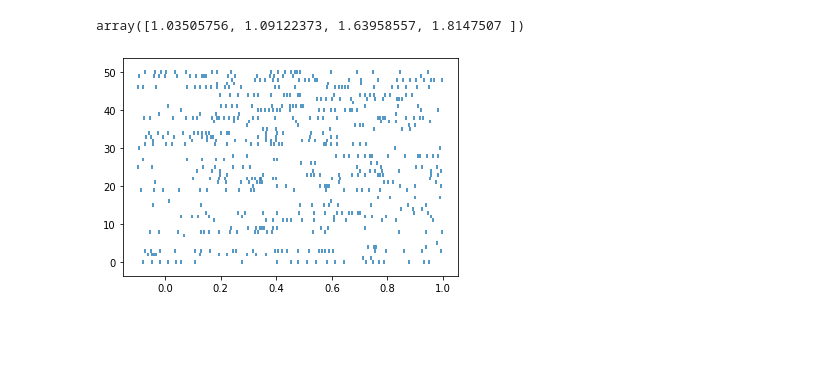
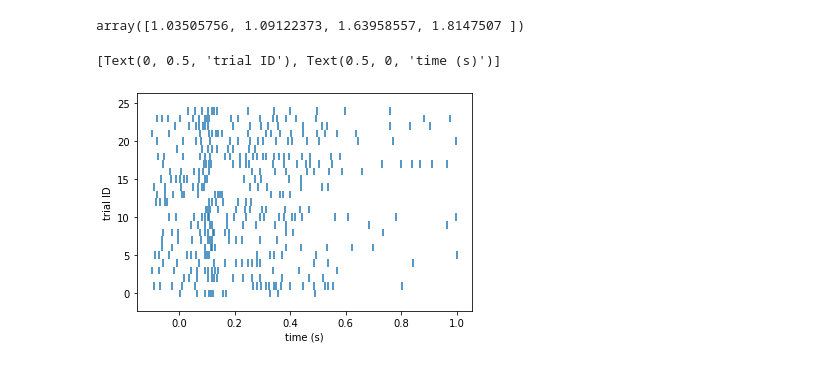
Before and after one commit to bichanw/AdvancedPython2022, a Jupyter notebook: Lecture1_full.ipynb, the cells around one changed output. Drawn from its saved outputs; the diff is of its cells as text; code cells hidden in the pictures; blank space fills up the shorter version.

Commit message:
change event sample

```diff
--- a/Lecture1_full.ipynb
+++ b/Lecture1_full.ipynb
@@ -174,8 +174,8 @@ Check out [MNE](https://mne.tools/stable/index.html#) for more details (or bring
 ## Spiking data
 # %%
 # load sample datas
-spiketime = np.load('spiketime.npy')
-eventtime = np.load('eventtime.npy')
+spiketime = np.load('Data/spiketime.npy')
+eventtime = np.load('Data/eventtime.npy')
 # %%
 print('Spike time contains a vector with n elements, each corresponding to the time stamp of one spike.')
 print('Event time corresponds to time stamps of event of interest.')
@@ -206,10 +206,13 @@ array([1.03505756, 1.09122373, 1.63958557, 1.8147507 ])
 # %%
 # collect spikes within time window
 tspk = [spiketime[(spiketime<t+toi[1]) & (spiketime>=t+toi[0])]-t for t in eventtime]
-# %%
-plt.eventplot(tspk);
-# %% [output]
-[figure, removed]
+# %%
+fig,ax = plt.subplots()
+plt.eventplot(tspk);
+ax.set(xlabel='time (s)', ylabel = 'trial ID')
+# %% [output]
+[Text(0, 0.5, 'trial ID'), Text(0.5, 0, 'time (s)')]
+[figure, added]
 # %%
 # Homework: make this into a function
 # so you can run plot_raster(spiketime, eventtime)
```
Also changed, not shown: 1 other file.
